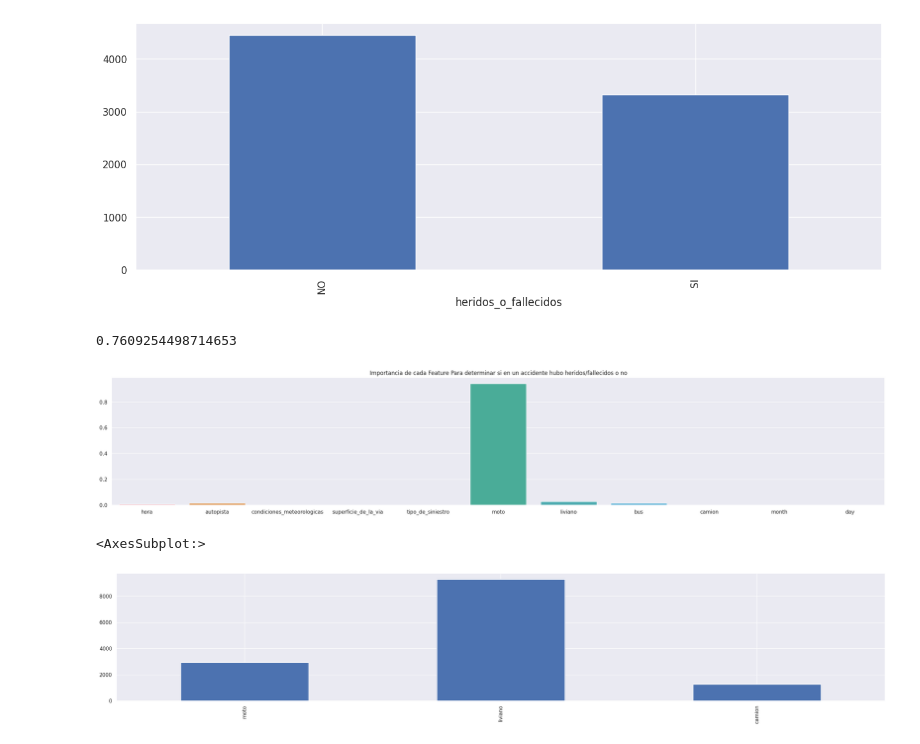
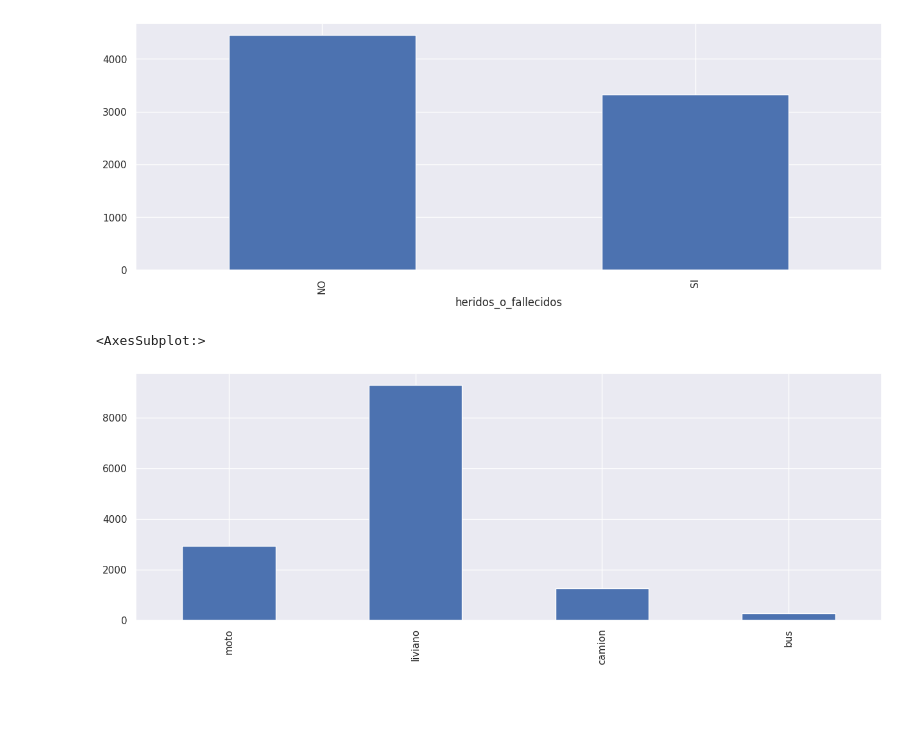
Before and after one commit to cvidalsastre/tp-grupal-3-marias, a Jupyter notebook: EDA_intervenciones_seguridad_vial.ipynb, the cells around one changed output. Drawn from its saved outputs; the diff is of its cells as text; code cells hidden in the pictures; blank space fills up the shorter version.

```diff
--- a/EDA_intervenciones_seguridad_vial.ipynb
+++ b/EDA_intervenciones_seguridad_vial.ipynb
@@ -51,8 +51,8 @@ def condition(row):
 
 # Apply the function to create a new column
 # df['NewColumn'] = df.apply(lambda row: condition(row), axis=1)
+def suma(row):
+    return int(row['lesionados']) + int(row['fallecidos'])
 
 df['heridos_o_fallecidos'] = df.apply(lambda row: condition(row), axis=1)
-
-
-df.head(10)
+df['heridos_mas_fallecidos'] = df.apply(lambda row: suma(row), axis=1)
@@ -99,61 +88,10 @@ porcentajes_superficies.plot(kind='bar')
 # %% [output]
 <AxesSubplot:xlabel='heridos_o_fallecidos'>
 [figure]
-# %%
-# Creamos un objeto arbol
-
-from sklearn.tree import DecisionTreeClassifier
-from sklearn.metrics import accuracy_score
-from sklearn import tree
-from sklearn.preprocessing import LabelEncoder
-
-# Assuming 'AU CAMPORA' is a categorical variable in your dataset
-label_encoder = LabelEncoder()
-df['autopista'] = label_encoder.fit_transform(df['autopista'])
-df['condiciones_meteorologicas'] = label_encoder.fit_transform(df['condiciones_meteorologicas'])
-df['superficie_de_la_via'] = label_encoder.fit_transform(df['superficie_de_la_via'])
-df['tipo_de_siniestro'] = label_encoder.fit_transform(df['tipo_de_siniestro'])
-df['banda_y_o_ramal'] = label_encoder.fit_transform(df['banda_y_o_ramal'])
-df.head()
-
-X = df.drop(["heridos_o_fallecidos","fecha","pk","banda_y_o_ramal","lesionados","fallecidos","year"], axis=1)
-y = df['heridos_o_fallecidos']
-from sklearn.model_selection import train_test_split
-
-X_train, X_test, y_train, y_test = train_test_split(
-    X, y, test_size=0.25, random_state=42)
-clf = DecisionTreeClassifier(max_depth=3)
-clf.fit(X_train,y_train)
-clf.score(X_test,y_test)
-	# fecha
-  # hora
-  # autopista
-  # banda_y_o_ramal
-  # pk
-  # condiciones_meteorologicas
-  # superficie_de_la_via
-  # lesionados
-  # fallecidos
-  # tipo_de_siniestro
-  # moto
-  # liviano
-  # bus	camion	year	month	day	NewColumn	heridos_o_fallecidos
-# %% [output]
-0.7609254498714653
-# %%
-sns.set(rc={'figure.figsize':(30,5)})
-importances = clf.feature_importances_
-columns = X.columns
-#print()
-sns.barplot(x=columns, y=importances)
-plt.title('Importancia de cada Feature Para determinar si en un accidente hubo heridos/fallecidos o no')
-plt.show()
-# %% [output]
-[figure, removed]
 # %%
-vehiculos = sums = df[['moto','liviano','camion']].sum()
+vehiculos = sums = df[['moto','liviano','camion','bus']].sum()
 
 vehiculos.plot(kind='bar')
 # %% [output]
 <AxesSubplot:>
-[figure, old version]
+[figure, new version]
```
Also changed, not shown: parts of 8 cells of this notebook.
